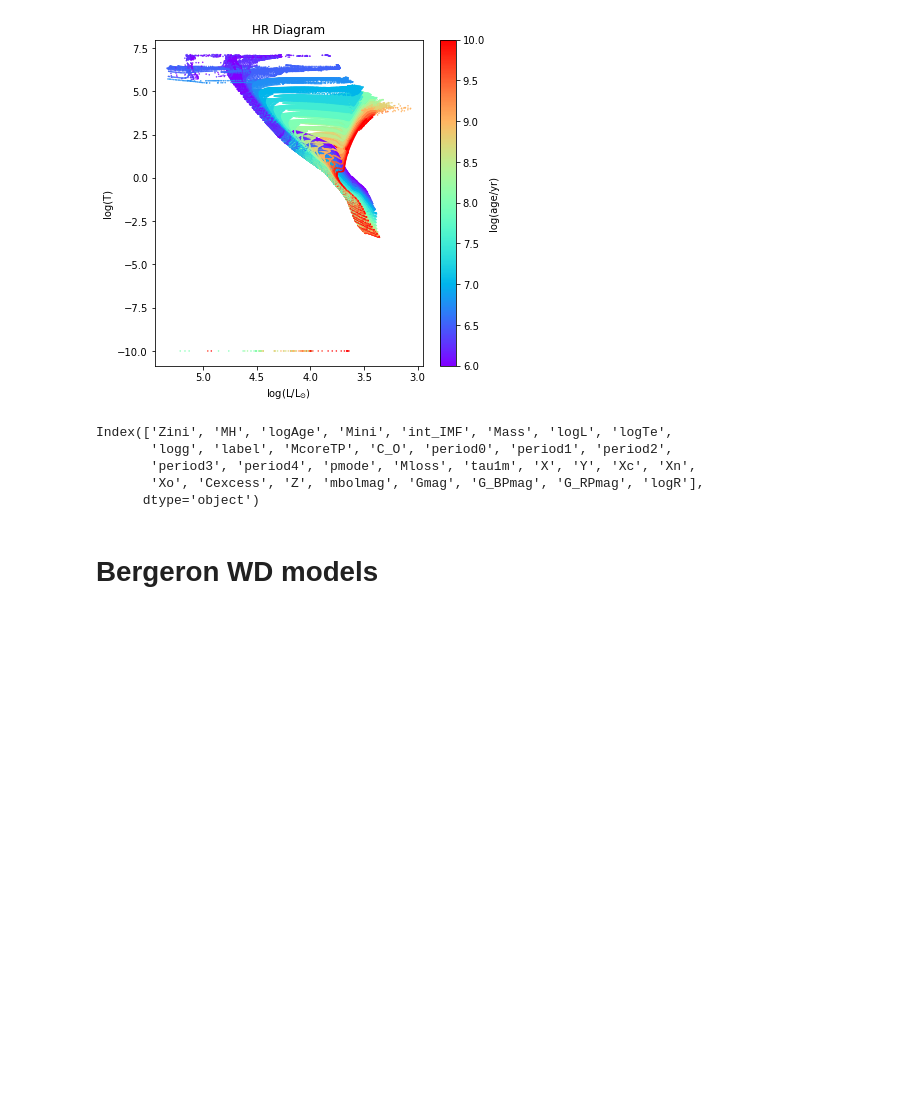
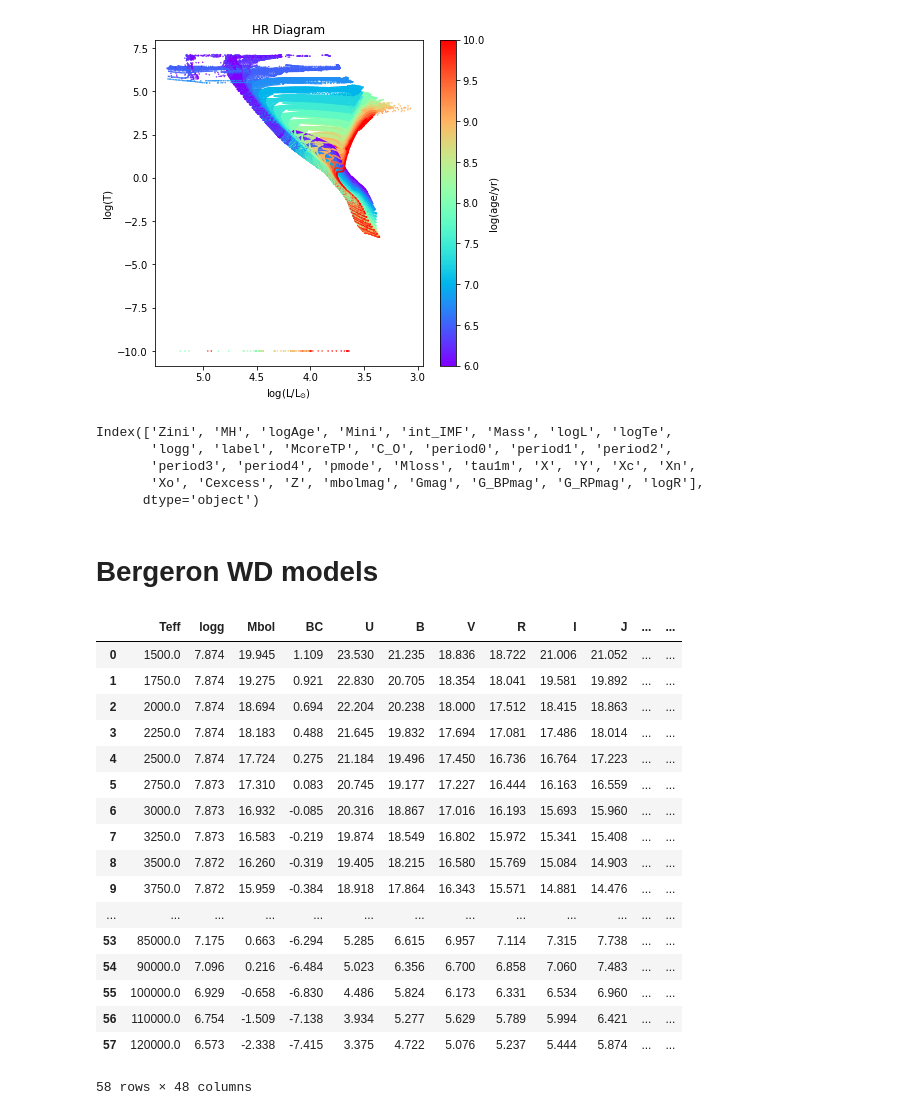
Before and after one commit to jikrant3/models_and_tools, a Jupyter notebook: creating_model_files.ipynb, the cells around one changed output. Cells and saved outputs as stored; diff of their text form; code cells hidden in the pictures; blank space fills up the shorter version.

```diff
--- a/creating_model_files.ipynb
+++ b/creating_model_files.ipynb
@@ -1011,24 +1011,47 @@ Index(['Zini', 'MH', 'logAge', 'Mini', 'int_IMF', 'Mass', 'logL', 'logTe',
 # %%
 def read_Bergeron_WD_cooling_curve(WD_mass, spectral_type='DA'):
     if spectral_type == 'DA':
         WD_file_name = DIR_models + 'WD_cooling_curves/Table_Mass_'+WD_mass
     if spectral_type == 'DB':
         WD_file_name = DIR_models + 'WD_cooling_curves/Table_Mass_'+WD_mass + '.DB'
 
     df = pd.read_csv(WD_file_name, engine='python',
                      delimiter='\s+', skiprows=1, header=None)
     df.columns = ['Teff', 'logg', 'Mbol', 'BC', 'U', 'B', 'V', 'R', 'I', 'J', 'H', 'Ks', 'Y', 'J', 'H', 'K', 'W1', 'W2', 'W3', 'W4', 'S3.6',
                   'S4.5', 'S5.8', 'S8.0', 'u', 'g', 'r', 'i', 'z', 'g', 'r', 'i', 'z', 'y', 'G2', 'G2_BP', 'G2_RP', 'G3', 'G3_BP', 'G3_RP', 'FUV', 'NUV', 'Age']
     df['logL'] = ((4.8-df['Mbol'])/2.5)
+    df['logTe'] = np.log10(df['Teff'])
+    df['logR']   = np.log10(calc_radius(WD_mass*u.solMass, df['logg'].values).value)
     df['mass'] = float(WD_mass)
     df['spectral_type'] = spectral_type
+
 
     return df
 
 
 DIR_models= 'models_individual/'
 
 WD_Bergeron_model = read_Bergeron_WD_cooling_curve('0.5', spectral_type='DA')
+WD_Bergeron_model
+# %% [output]
+|  | Teff | logg | Mbol | BC | U | B | V | R | I | J | ... | ... |
+| 0 | 1500.0 | 7.874 | 19.945 | 1.109 | 23.530 | 21.235 | 18.836 | 18.722 | 21.006 | 21.052 | ... | ... |
+| 1 | 1750.0 | 7.874 | 19.275 | 0.921 | 22.830 | 20.705 | 18.354 | 18.041 | 19.581 | 19.892 | ... | ... |
+| 2 | 2000.0 | 7.874 | 18.694 | 0.694 | 22.204 | 20.238 | 18.000 | 17.512 | 18.415 | 18.863 | ... | ... |
+| 3 | 2250.0 | 7.874 | 18.183 | 0.488 | 21.645 | 19.832 | 17.694 | 17.081 | 17.486 | 18.014 | ... | ... |
+| 4 | 2500.0 | 7.874 | 17.724 | 0.275 | 21.184 | 19.496 | 17.450 | 16.736 | 16.764 | 17.223 | ... | ... |
+| 5 | 2750.0 | 7.873 | 17.310 | 0.083 | 20.745 | 19.177 | 17.227 | 16.444 | 16.163 | 16.559 | ... | ... |
+| 6 | 3000.0 | 7.873 | 16.932 | -0.085 | 20.316 | 18.867 | 17.016 | 16.193 | 15.693 | 15.960 | ... | ... |
+| 7 | 3250.0 | 7.873 | 16.583 | -0.219 | 19.874 | 18.549 | 16.802 | 15.972 | 15.341 | 15.408 | ... | ... |
+| 8 | 3500.0 | 7.872 | 16.260 | -0.319 | 19.405 | 18.215 | 16.580 | 15.769 | 15.084 | 14.903 | ... | ... |
+| 9 | 3750.0 | 7.872 | 15.959 | -0.384 | 18.918 | 17.864 | 16.343 | 15.571 | 14.881 | 14.476 | ... | ... |
+| ... | ... | ... | ... | ... | ... | ... | ... | ... | ... | ... | ... | ... |
+| 53 | 85000.0 | 7.175 | 0.663 | -6.294 | 5.285 | 6.615 | 6.957 | 7.114 | 7.315 | 7.738 | ... | ... |
+| 54 | 90000.0 | 7.096 | 0.216 | -6.484 | 5.023 | 6.356 | 6.700 | 6.858 | 7.060 | 7.483 | ... | ... |
+| 55 | 100000.0 | 6.929 | -0.658 | -6.830 | 4.486 | 5.824 | 6.173 | 6.331 | 6.534 | 6.960 | ... | ... |
+| 56 | 110000.0 | 6.754 | -1.509 | -7.138 | 3.934 | 5.277 | 5.629 | 5.789 | 5.994 | 6.421 | ... | ... |
+| 57 | 120000.0 | 6.573 | -2.338 | -7.415 | 3.375 | 4.722 | 5.076 | 5.237 | 5.444 | 5.874 | ... | ... |
+58 rows × 48 columns
 # %%
 def get_Bergeron_model(overwrite=False, plot=False):
     output_name = 'models/master_Bergeron_WD.csv'
```
Also changed, not shown: parts of 1 cell of this notebook, 2 other files.
